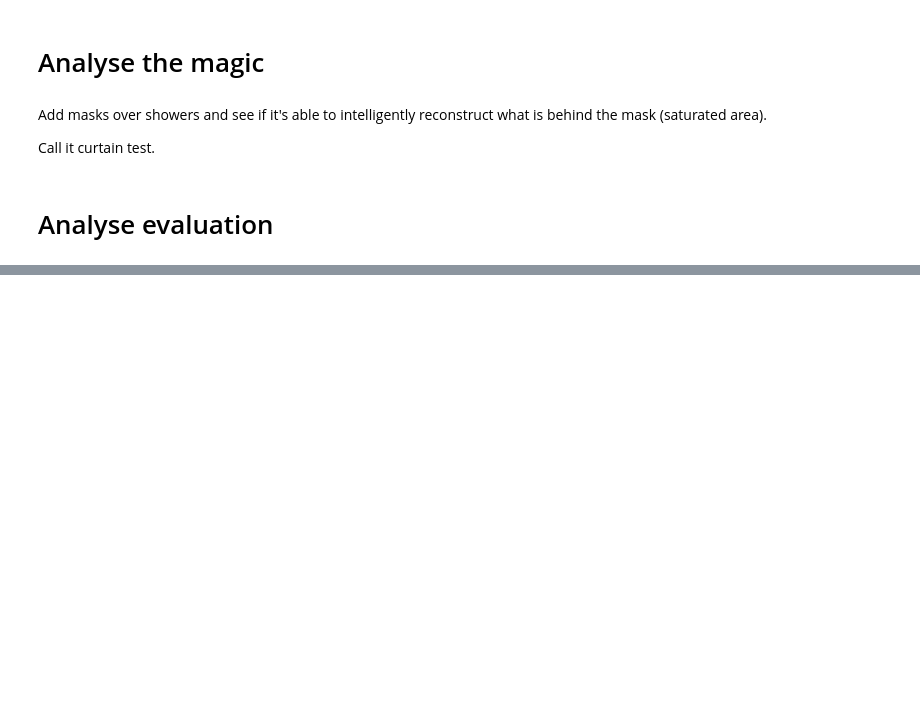
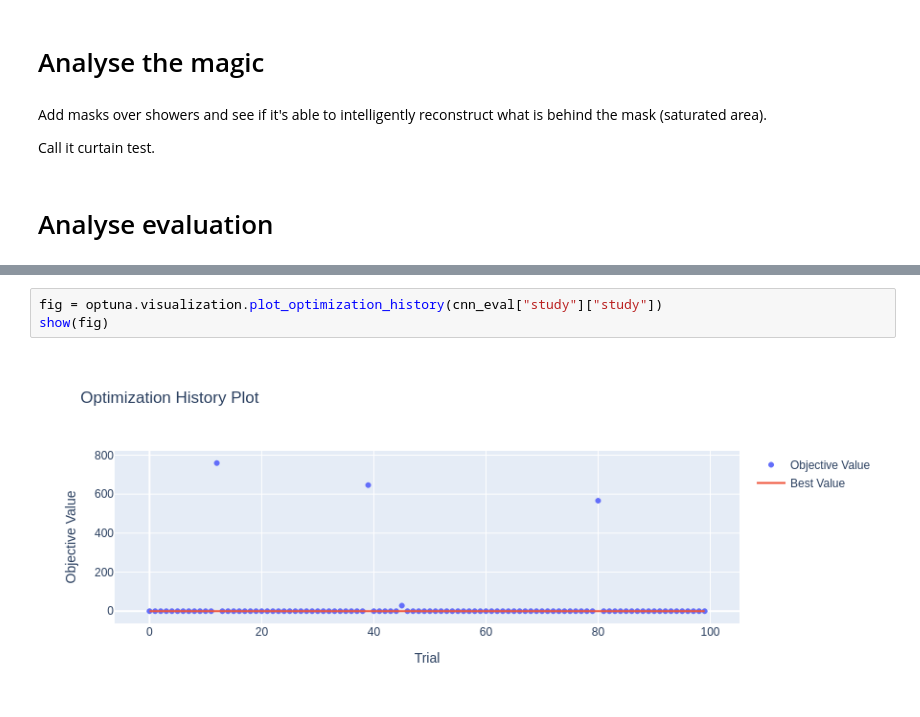
Before and after one commit to Bjartensen/python_focalh_clustering, a Jupyter notebook: notebooks/study.ipynb, the cells around one changed output, grey strips where cells are left out. Saved outputs shown, nothing was run; the diff lists cells and outputs as text; blank space fills up the shorter version.

```diff
--- a/notebooks/study.ipynb
+++ b/notebooks/study.ipynb
@@ -399,0 +460,5 @@ plot_discrete(ma_eval["particles"], ma_eval["coverage"])
+# %%
+fig = optuna.visualization.plot_optimization_history(cnn_eval["study"]["study"])
+show(fig)
+# %% [output]
+[figure, added]
```
Also changed, not shown: parts of 8 cells of this notebook, 7 other files.
